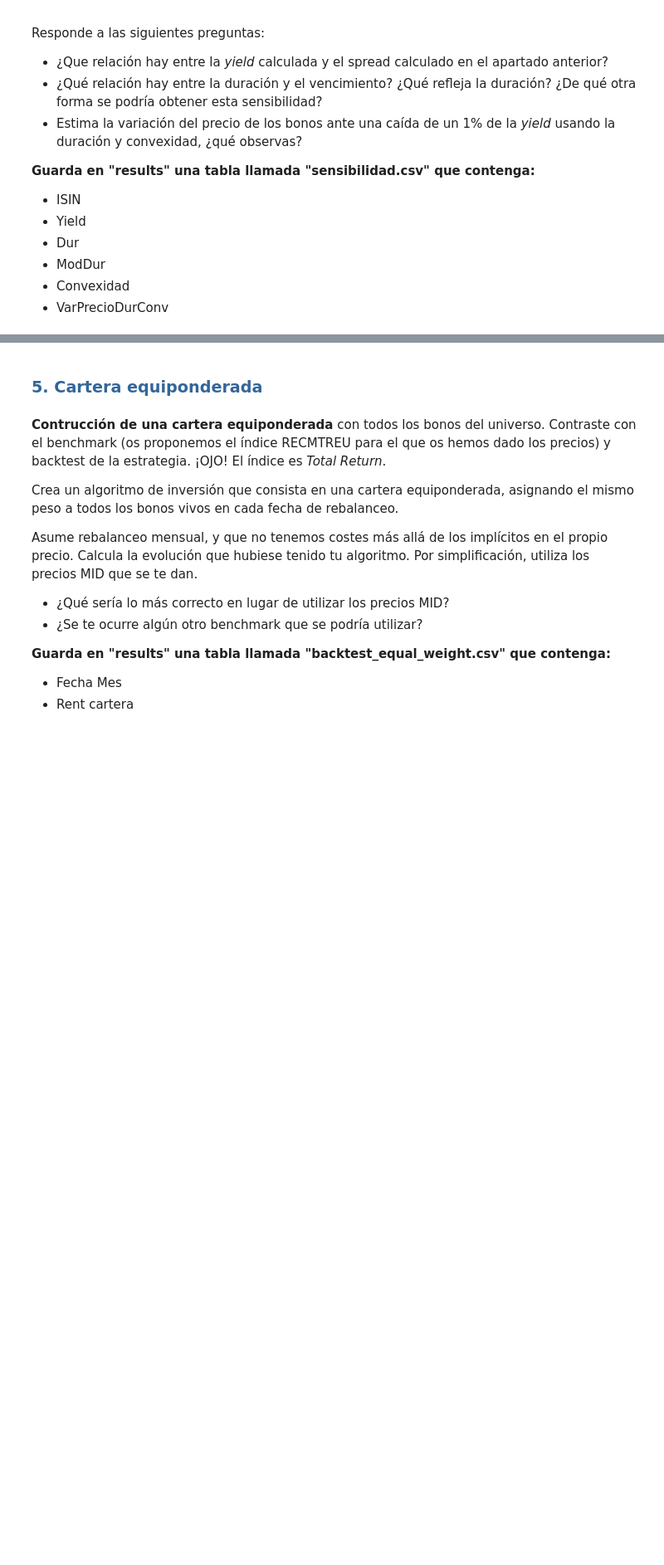
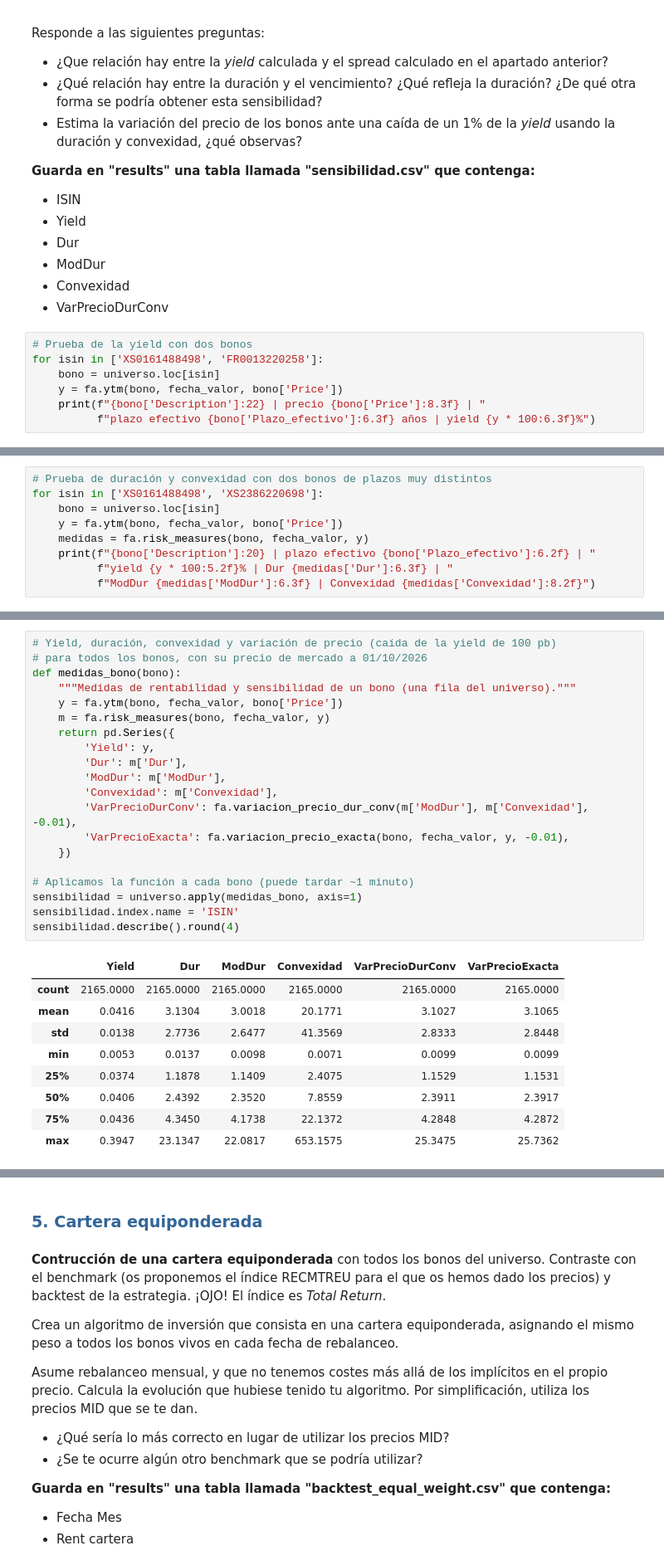
Before and after one commit to modetpablo-dot/Taller_renta_fija_Pablo_Modet, a Jupyter notebook: src/analisis_cartera.ipynb, the cells around one changed output, grey strips where cells are left out. Shown at 83% size. Saved outputs shown, nothing was run; the diff lists cells and outputs as text; blank space fills up the shorter version.

```diff
--- a/src/analisis_cartera.ipynb
+++ b/src/analisis_cartera.ipynb
@@ -1231,3 +1231,10 @@ Responde a las siguientes preguntas:
 - ModDur
 - Convexidad
 - VarPrecioDurConv
+# %%
+# Prueba de la yield con dos bonos
+for isin in ['XS0161488498', 'FR0013220258']:
+    bono = universo.loc[isin]
+    y = fa.ytm(bono, fecha_valor, bono['Price'])
+    print(f"{bono['Description']:22} | precio {bono['Price']:8.3f} | "
+          f"plazo efectivo {bono['Plazo_efectivo']:6.3f} años | yield {y * 100:6.3f}%")
@@ -1233,0 +1250,9 @@ Responde a las siguientes preguntas:
+# %%
+# Prueba de duración y convexidad con dos bonos de plazos muy distintos
+for isin in ['XS0161488498', 'XS2386220698']:
+    bono = universo.loc[isin]
+    y = fa.ytm(bono, fecha_valor, bono['Price'])
+    medidas = fa.risk_measures(bono, fecha_valor, y)
+    print(f"{bono['Description']:20} | plazo efectivo {bono['Plazo_efectivo']:6.2f} | "
+          f"yield {y * 100:5.2f}% | Dur {medidas['Dur']:6.3f} | "
+          f"ModDur {medidas['ModDur']:6.3f} | Convexidad {medidas['Convexidad']:8.2f}")
@@ -1233,0 +1269,30 @@ Responde a las siguientes preguntas:
+# %%
+# Yield, duración, convexidad y variación de precio (caída de la yield de 100 pb)
+# para todos los bonos, con su precio de mercado a 01/10/2026
+def medidas_bono(bono):
+    """Medidas de rentabilidad y sensibilidad de un bono (una fila del universo)."""
+    y = fa.ytm(bono, fecha_valor, bono['Price'])
+    m = fa.risk_measures(bono, fecha_valor, y)
+    return pd.Series({
+        'Yield': y,
+        'Dur': m['Dur'],
+        'ModDur': m['ModDur'],
+        'Convexidad': m['Convexidad'],
+        'VarPrecioDurConv': fa.variacion_precio_dur_conv(m['ModDur'], m['Convexidad'], -0.01),
+        'VarPrecioExacta': fa.variacion_precio_exacta(bono, fecha_valor, y, -0.01),
+    })
+
+# Aplicamos la función a cada bono (puede tardar ~1 minuto)
+sensibilidad = universo.apply(medidas_bono, axis=1)
+sensibilidad.index.name = 'ISIN'
+sensibilidad.describe().round(4)
+# %% [output]
+|  | Yield | Dur | ModDur | Convexidad | VarPrecioDurConv | VarPrecioExacta |
+| count | 2165.0000 | 2165.0000 | 2165.0000 | 2165.0000 | 2165.0000 | 2165.0000 |
+| mean | 0.0416 | 3.1304 | 3.0018 | 20.1771 | 3.1027 | 3.1065 |
+| std | 0.0138 | 2.7736 | 2.6477 | 41.3569 | 2.8333 | 2.8448 |
+| min | 0.0053 | 0.0137 | 0.0098 | 0.0071 | 0.0099 | 0.0099 |
+| 25% | 0.0374 | 1.1878 | 1.1409 | 2.4075 | 1.1529 | 1.1531 |
+| 50% | 0.0406 | 2.4392 | 2.3520 | 7.8559 | 2.3911 | 2.3917 |
+| 75% | 0.0436 | 4.3450 | 4.1738 | 22.1372 | 4.2848 | 4.2872 |
+| max | 0.3947 | 23.1347 | 22.0817 | 653.1575 | 25.3475 | 25.7362 |
```
Also changed, not shown: parts of 12 cells of this notebook, 2 other files.
